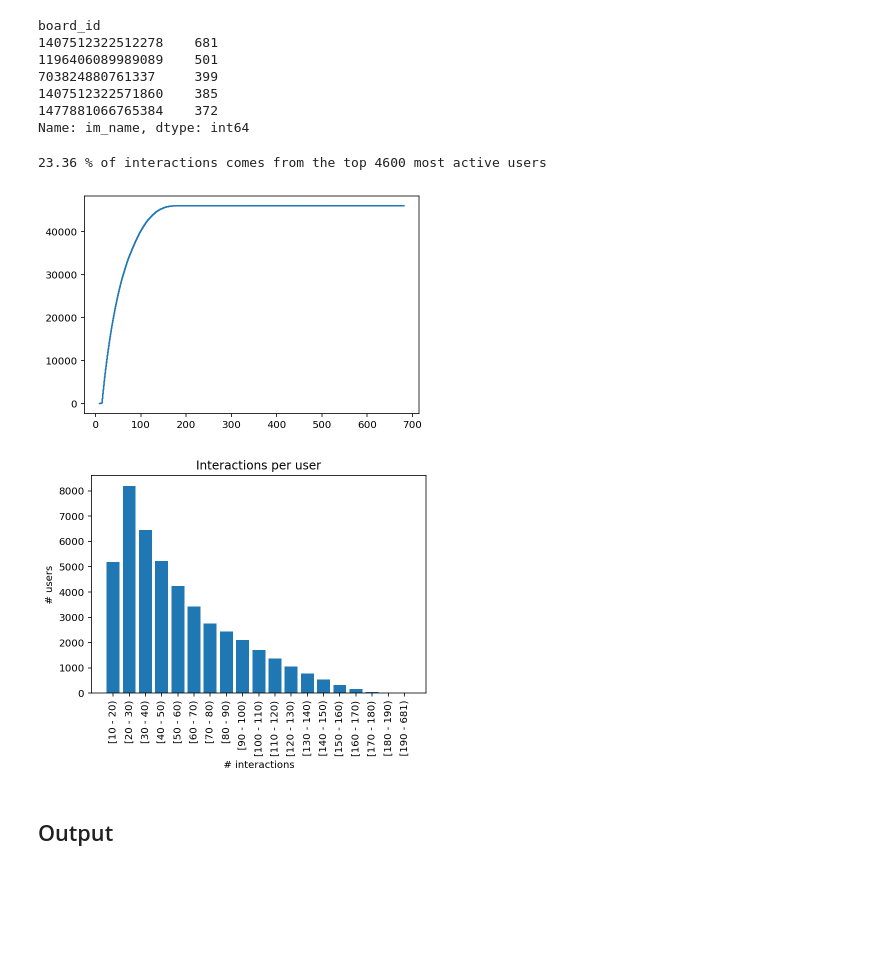
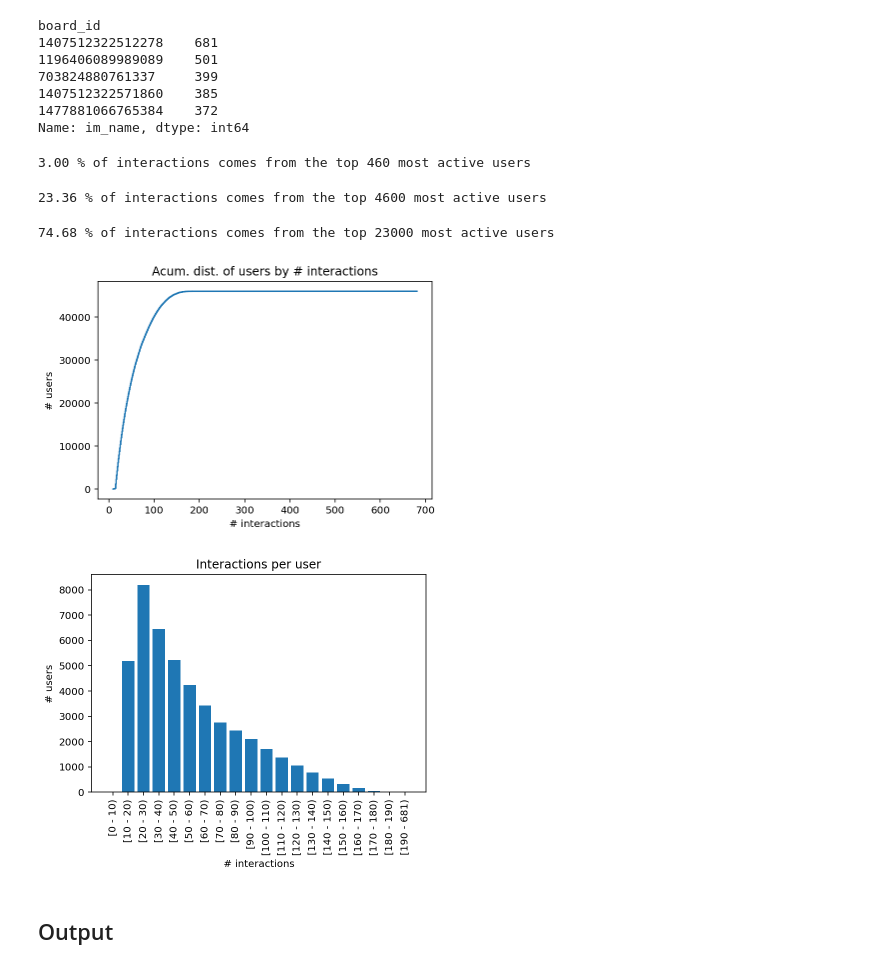
Before and after one commit to aaossa/Model-experiments, a Jupyter notebook: data/Pinterest/Data Analysis (Pinterest).ipynb, the cells around one changed output. Cells and saved outputs as stored; diff of their text form; code cells hidden in the pictures; blank space fills up the shorter version.

```diff
--- a/data/Pinterest/Data Analysis (Pinterest).ipynb
+++ b/data/Pinterest/Data Analysis (Pinterest).ipynb
@@ -161,21 +170,36 @@ board_id
 1407512322571860    385
 1477881066765384    372
 Name: im_name, dtype: int64
+# %%
+N = 460  # 1%
+interactions_by_active_users = most_active_users[:N].sum() / users.sum() * 100
+print(f"{interactions_by_active_users:.2f} % of interactions comes from the top {N} most active users")
+# %% [output]
+3.00 % of interactions comes from the top 460 most active users
 # %%
 N = 4600  # 10%
 interactions_by_active_users = most_active_users[:N].sum() / users.sum() * 100
 print(f"{interactions_by_active_users:.2f} % of interactions comes from the top {N} most active users")
 # %% [output]
 23.36 % of interactions comes from the top 4600 most active users
+# %%
+N = 23000  # 50%
+interactions_by_active_users = most_active_users[:N].sum() / users.sum() * 100
+print(f"{interactions_by_active_users:.2f} % of interactions comes from the top {N} most active users")
+# %% [output]
+74.68 % of interactions comes from the top 23000 most active users
 # %%
 sorted_data = np.sort(most_active_users)
 plt.step(sorted_data, np.arange(sorted_data.size))
+plt.title("Acum. dist. of users by # interactions")
+plt.xlabel("# interactions")
+plt.ylabel("# users")
 plt.show()
 # %% [output]
-[figure, old version]
+[figure, new version]
 # %%
 bins = (
-    [10*i for i in range(1, 20)]
+    [10*i for i in range(0, 20)]
     + [users.max()]
 )
 
@@ -191,7 +215,7 @@ plt.xlabel("# interactions")
 plt.ylabel("# users")
 plt.show()
 # %% [output]
-[figure, old version]
+[figure, new version]
 # %% [markdown]
 ## Output
 # %%
```
Also changed, not shown: parts of 3 cells of this notebook.
